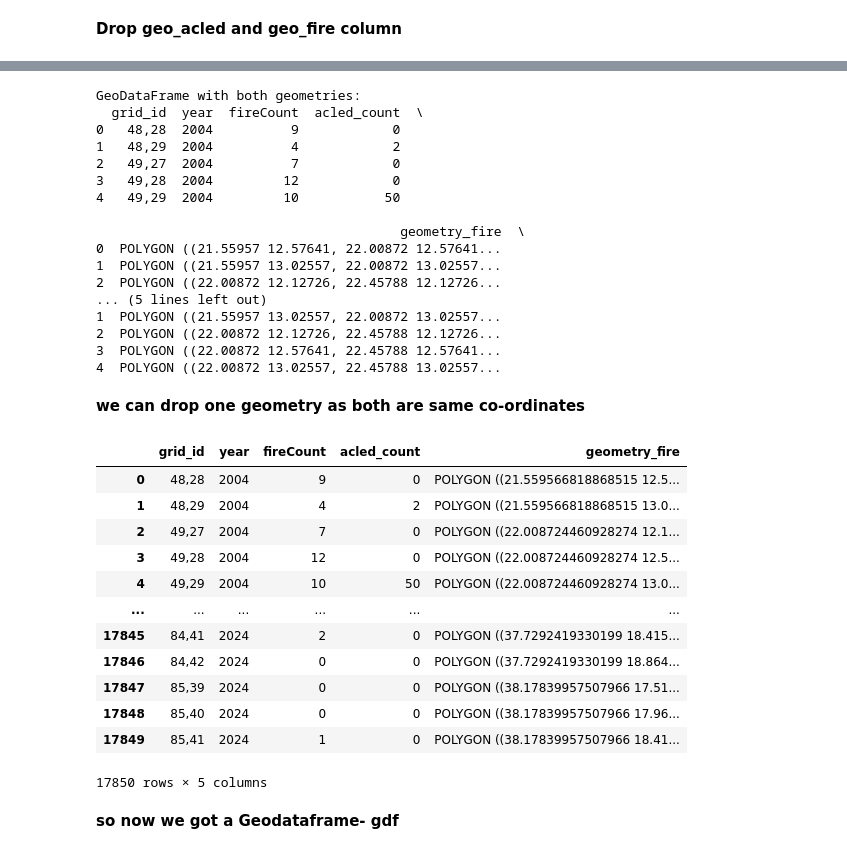
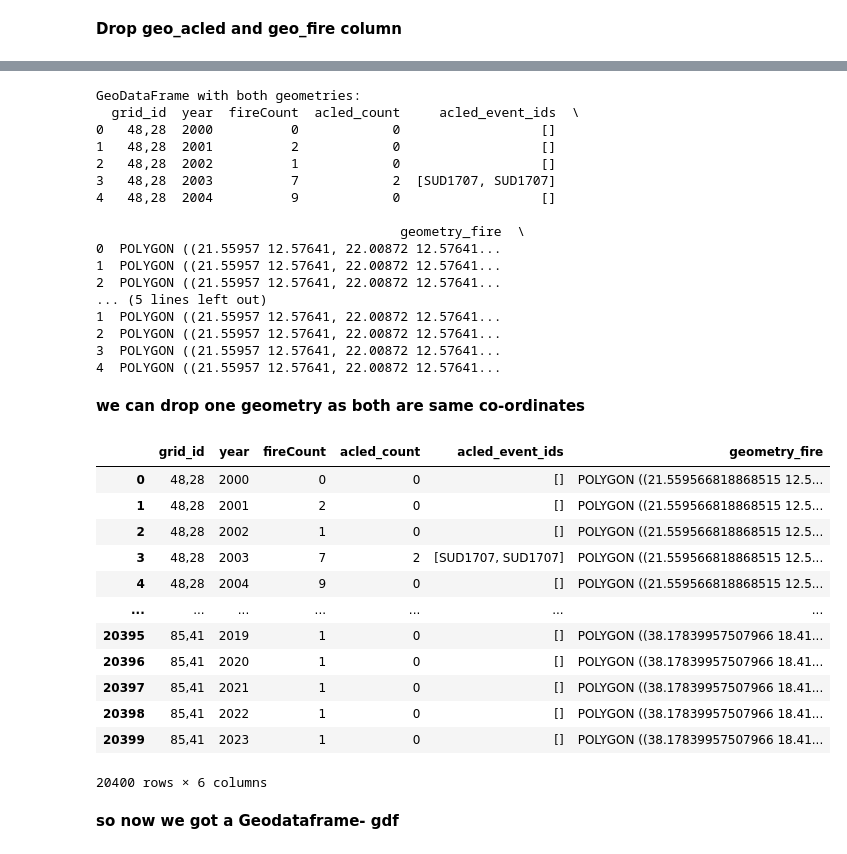
Before and after one commit to sameera006/Final_Dissertation, a Jupyter notebook: ACLED_Sudan.ipynb, the cells around one changed output, grey strips where cells are left out. Saved outputs shown, nothing was run; the diff lists cells and outputs as text; code cells hidden in the pictures.

```diff
--- a/ACLED_Sudan.ipynb
+++ b/ACLED_Sudan.ipynb
@@ -1878,3 +1926,6 @@ Index(['grid_id', 'year', 'fireCount', 'acled_count', 'geo_acled', 'geo_fire'],
+# %%
+#Creating copy of acf_2000_23 dataframe
+acf_2000_23_copy = acf_2000_23.copy()
 # %% [markdown]
 **Creating a Geodataframe**
 # %%
@@ -1891,12 +1942,12 @@ def parse_geometry(geo_string):
         return None
 
 # Convert both 'geo_fire' and 'geo_acled' columns to Shapely geometries
-merged_df['geometry_fire'] = merged_df['geo_fire'].apply(parse_geometry)
-merged_df['geometry_acled'] = merged_df['geo_acled'].apply(parse_geometry)
+acf_2000_23_copy['geometry_fire'] = acf_2000_23_copy['geo_fire'].apply(parse_geometry)
+acf_2000_23_copy['geometry_acled'] = acf_2000_23_copy['geo_acled'].apply(parse_geometry)
 
 # Create two GeoDataFrames
-gdf_fire = gpd.GeoDataFrame(merged_df, geometry='geometry_fire')
-gdf_acled = gpd.GeoDataFrame(merged_df, geometry='geometry_acled')
+gdf_fire = gpd.GeoDataFrame(acf_2000_23_copy, geometry='geometry_fire')
+gdf_acled = gpd.GeoDataFrame(acf_2000_23_copy, geometry='geometry_acled')
 
 # Set the CRS (Coordinate Reference System) if known
 # For example, if it's WGS84:
@@ -1904,8 +1955,8 @@ gdf_fire.set_crs(epsg=4326, inplace=True)
 gdf_acled.set_crs(epsg=4326, inplace=True)
 
 # Now you have two GeoDataFrames with proper geometry columns
-print("GeoDataFrame with fire geometries:")
-print(gdf_fire.head())
-print("\nGeoDataFrame with ACLED geometries:")
-print(gdf_acled.head())
+#print("GeoDataFrame with fire geometries:")
+#print(gdf_fire.head())
+#print("\nGeoDataFrame with ACLED geometries:")
+#print(gdf_acled.head())
 # %% [output]
@@ -1931,5 +1982,5 @@ GeoDataFrame with fire geometries:
 # %% [markdown]
 **Drop geo_acled and geo_fire column**
 # %%
-merged_df = merged_df.drop(columns=['geo_acled', 'geo_fire'])
+acf_2000_23_copy = acf_2000_23_copy.drop(columns=['geo_acled', 'geo_fire'])
 # %%
@@ -1951,6 +2002,6 @@ merged_df
 # %%
 # Create a single GeoDataFrame with both geometries
-gdf = gpd.GeoDataFrame(merged_df, geometry='geometry_fire')
+gdf = gpd.GeoDataFrame(acf_2000_23_copy, geometry='geometry_fire')
 gdf['geometry_acled'] = gdf_acled.geometry
 gdf.set_crs(epsg=4326, inplace=True)
 
@@ -1958,42 +2009,42 @@ print("GeoDataFrame with both geometries:")
 print(gdf.head())
 # %% [output]
 GeoDataFrame with both geometries:
-  grid_id  year  fireCount  acled_count  \
-0   48,28  2004          9            0
-1   48,29  2004          4            2
-2   49,27  2004          7            0
-3   49,28  2004         12            0
-4   49,29  2004         10           50
+  grid_id  year  fireCount  acled_count     acled_event_ids  \
+0   48,28  2000          0            0                  []
+1   48,28  2001          2            0                  []
+2   48,28  2002          1            0                  []
+3   48,28  2003          7            2  [SUD1707, SUD1707]
+4   48,28  2004          9            0                  []
 
                                        geometry_fire  \
 0  POLYGON ((21.55957 12.57641, 22.00872 12.57641...
-1  POLYGON ((21.55957 13.02557, 22.00872 13.02557...
-2  POLYGON ((22.00872 12.12726, 22.45788 12.12726...
+1  POLYGON ((21.55957 12.57641, 22.00872 12.57641...
+2  POLYGON ((21.55957 12.57641, 22.00872 12.57641...
 ... (5 lines left out)
-1  POLYGON ((21.55957 13.02557, 22.00872 13.02557...
-2  POLYGON ((22.00872 12.12726, 22.45788 12.12726...
-3  POLYGON ((22.00872 12.57641, 22.45788 12.57641...
-4  POLYGON ((22.00872 13.02557, 22.45788 13.02557...
+1  POLYGON ((21.55957 12.57641, 22.00872 12.57641...
+2  POLYGON ((21.55957 12.57641, 22.00872 12.57641...
+3  POLYGON ((21.55957 12.57641, 22.00872 12.57641...
+4  POLYGON ((21.55957 12.57641, 22.00872 12.57641...
 # %% [markdown]
 **we can drop one geometry as both are same co-ordinates**
 # %%
-merged_df = merged_df.drop(columns=['geometry_acled'])
+acf_2000_23_copy = acf_2000_23_copy.drop(columns=['geometry_acled'])
 # %%
-merged_df
+acf_2000_23_copy
 # %% [output]
-|  | grid_id | year | fireCount | acled_count | geometry_fire |
-| 0 | 48,28 | 2004 | 9 | 0 | POLYGON ((21.559566818868515 12.5... |
-| 1 | 48,29 | 2004 | 4 | 2 | POLYGON ((21.559566818868515 13.0... |
-| 2 | 49,27 | 2004 | 7 | 0 | POLYGON ((22.008724460928274 12.1... |
-| 3 | 49,28 | 2004 | 12 | 0 | POLYGON ((22.008724460928274 12.5... |
-| 4 | 49,29 | 2004 | 10 | 50 | POLYGON ((22.008724460928274 13.0... |
-| ... | ... | ... | ... | ... | ... |
-| 17845 | 84,41 | 2024 | 2 | 0 | POLYGON ((37.7292419330199 18.415... |
-| 17846 | 84,42 | 2024 | 0 | 0 | POLYGON ((37.7292419330199 18.864... |
-| 17847 | 85,39 | 2024 | 0 | 0 | POLYGON ((38.17839957507966 17.51... |
-| 17848 | 85,40 | 2024 | 0 | 0 | POLYGON ((38.17839957507966 17.96... |
-| 17849 | 85,41 | 2024 | 1 | 0 | POLYGON ((38.17839957507966 18.41... |
+|  | grid_id | year | fireCount | acled_count | acled_event_ids | geometry_fire |
+| 0 | 48,28 | 2000 | 0 | 0 | [] | POLYGON ((21.559566818868515 12.5... |
+| 1 | 48,28 | 2001 | 2 | 0 | [] | POLYGON ((21.559566818868515 12.5... |
+| 2 | 48,28 | 2002 | 1 | 0 | [] | POLYGON ((21.559566818868515 12.5... |
+| 3 | 48,28 | 2003 | 7 | 2 | [SUD1707, SUD1707] | POLYGON ((21.559566818868515 12.5... |
+| 4 | 48,28 | 2004 | 9 | 0 | [] | POLYGON ((21.559566818868515 12.5... |
+| ... | ... | ... | ... | ... | ... | ... |
+| 20395 | 85,41 | 2019 | 1 | 0 | [] | POLYGON ((38.17839957507966 18.41... |
+| 20396 | 85,41 | 2020 | 1 | 0 | [] | POLYGON ((38.17839957507966 18.41... |
+| 20397 | 85,41 | 2021 | 1 | 0 | [] | POLYGON ((38.17839957507966 18.41... |
+| 20398 | 85,41 | 2022 | 1 | 0 | [] | POLYGON ((38.17839957507966 18.41... |
+| 20399 | 85,41 | 2023 | 1 | 0 | [] | POLYGON ((38.17839957507966 18.41... |
-17850 rows × 5 columns
+20400 rows × 6 columns
 # %% [markdown]
 **so now we got a Geodataframe- gdf**
 # %%
```
Also changed, not shown: parts of 146 cells of this notebook, 19 other files.
